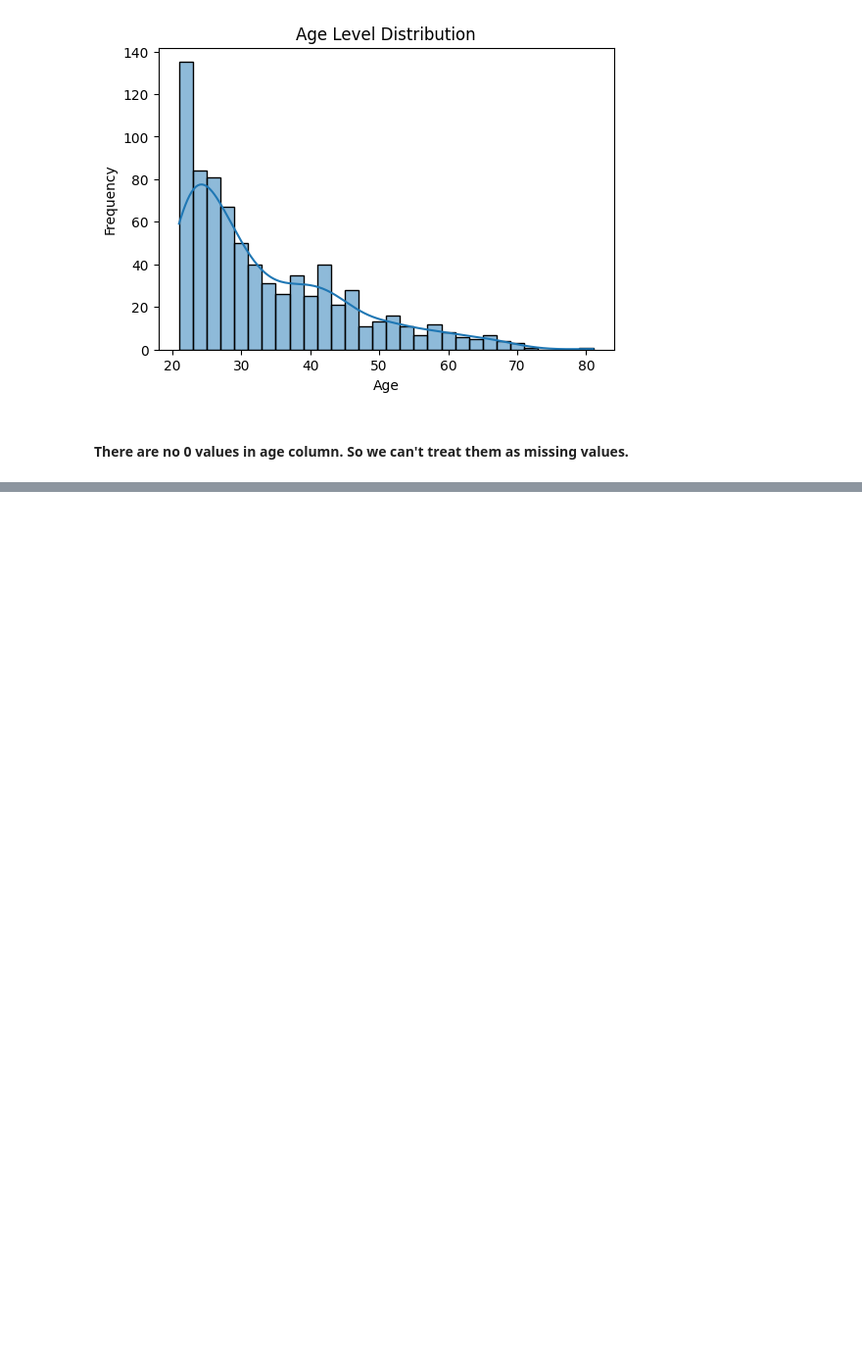
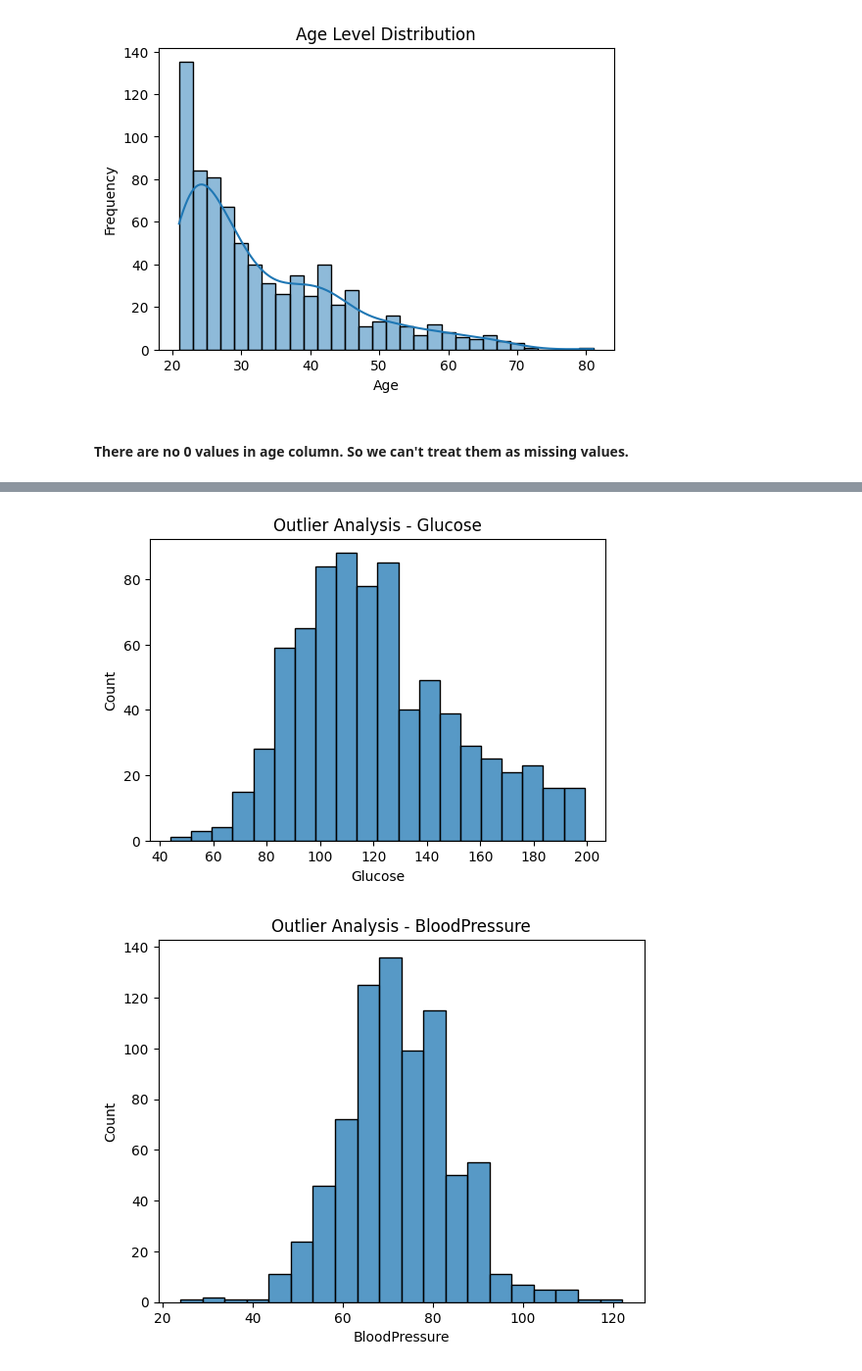
Before and after one commit to leelamadhav07/HealthRiskPrediction, a Jupyter notebook: health.ipynb, the cells around one changed output, grey strips where cells are left out. Shown at 98% size. Saved outputs shown, nothing was run; the diff lists cells and outputs as text; code cells hidden in the pictures; blank space fills up the shorter version.

```diff
--- a/health.ipynb
+++ b/health.ipynb
@@ -71,7 +71,7 @@ import matplotlib.pyplot as plt
 import seaborn as sns
 # %%
 # STEP-3.1: Load Dataset & Understand Structure
-data = pd.read_csv("diabetes.csv")
+data = pd.read_csv("/content/diabetes.csv")
 data.shape # rows -> number of people & columns -> features + target
 # %% [output]
 (768, 9)
@@ -217,0 +238,2 @@ dtype: int64
+# %%
+data[invalid_zero_cols] = data[invalid_zero_cols].fillna(data[invalid_zero_cols].median())
@@ -217,0 +254,11 @@ dtype: int64
+# %%
+# STEP-3.6 : OUTLIER ANALYSIS
+plt.figure(figsize=(6,4))
+for i in invalid_zero_cols:
+  sns.histplot(data=data,x=i,bins=20)
+  plt.title(f"Outlier Analysis - {i}")
+  plt.xlabel(f"{i}")
+  plt.show()
+# %% [output]
+[figure, added]
+[figure, added]
```
Also changed, not shown: parts of 13 cells of this notebook.
